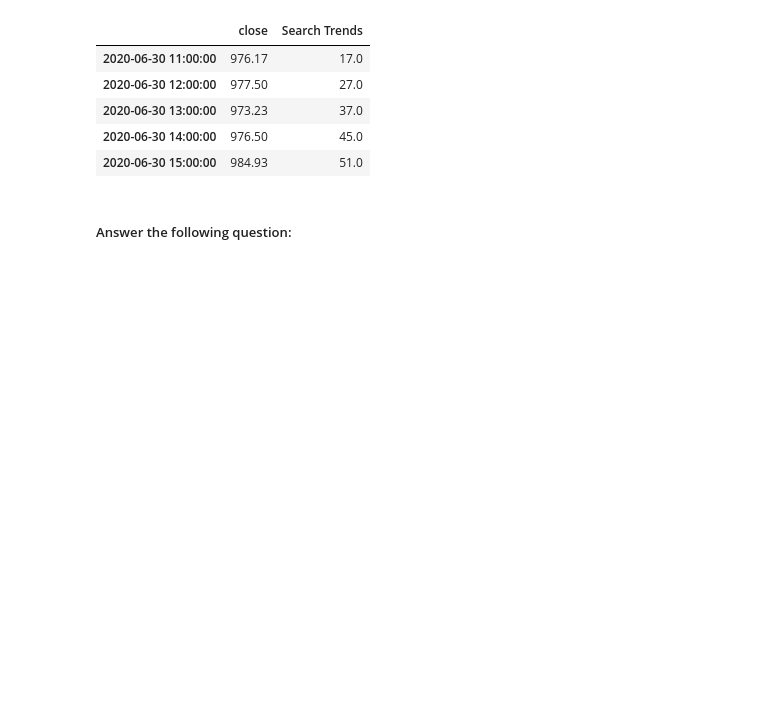
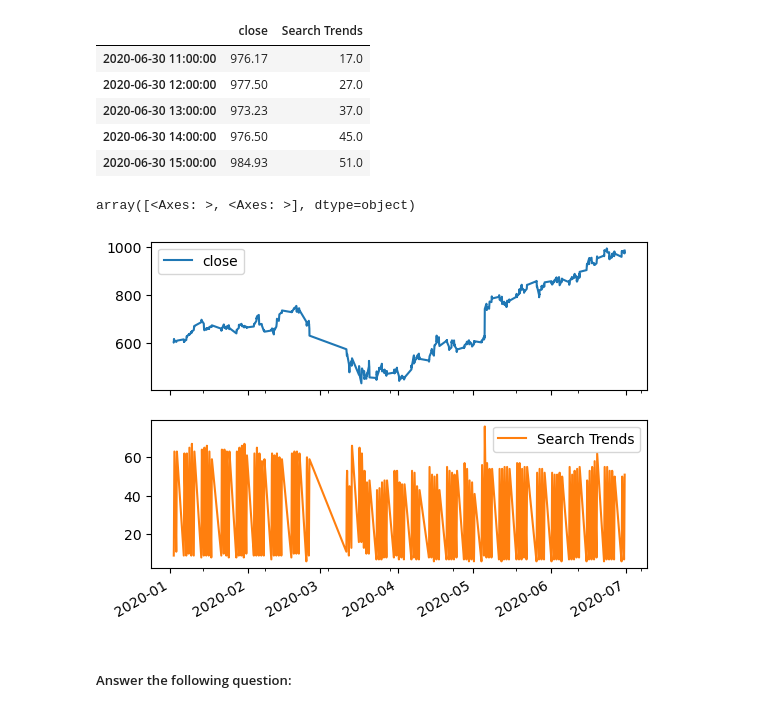
Before and after one commit to jd-sterren/prophet-challenge, a Jupyter notebook: forecasting_net_prophet.ipynb, the cells around one changed output. Saved outputs shown, nothing was run; the diff lists cells and outputs as text; code cells hidden in the pictures; blank space fills up the shorter version.

```diff
--- a/forecasting_net_prophet.ipynb
+++ b/forecasting_net_prophet.ipynb
@@ -261,8 +261,12 @@ display(first_half.tail(5))
 # %%
 # Visualize the close and Search Trends data
 # Plot each column on a separate axes using the following syntax
 # `plot(subplots=True)`
-first_half.plot(kind='line', backend='plotly')
+#first_half.plot(kind='line', backend='plotly')
+first_half.plot(subplots=True)
+# %% [output]
+array([<Axes: >, <Axes: >], dtype=object)
+[figure, added]
 # %% [markdown]
 ##### Answer the following question:
 # %% [markdown]
```
Also changed, not shown: parts of 12 cells of this notebook.
